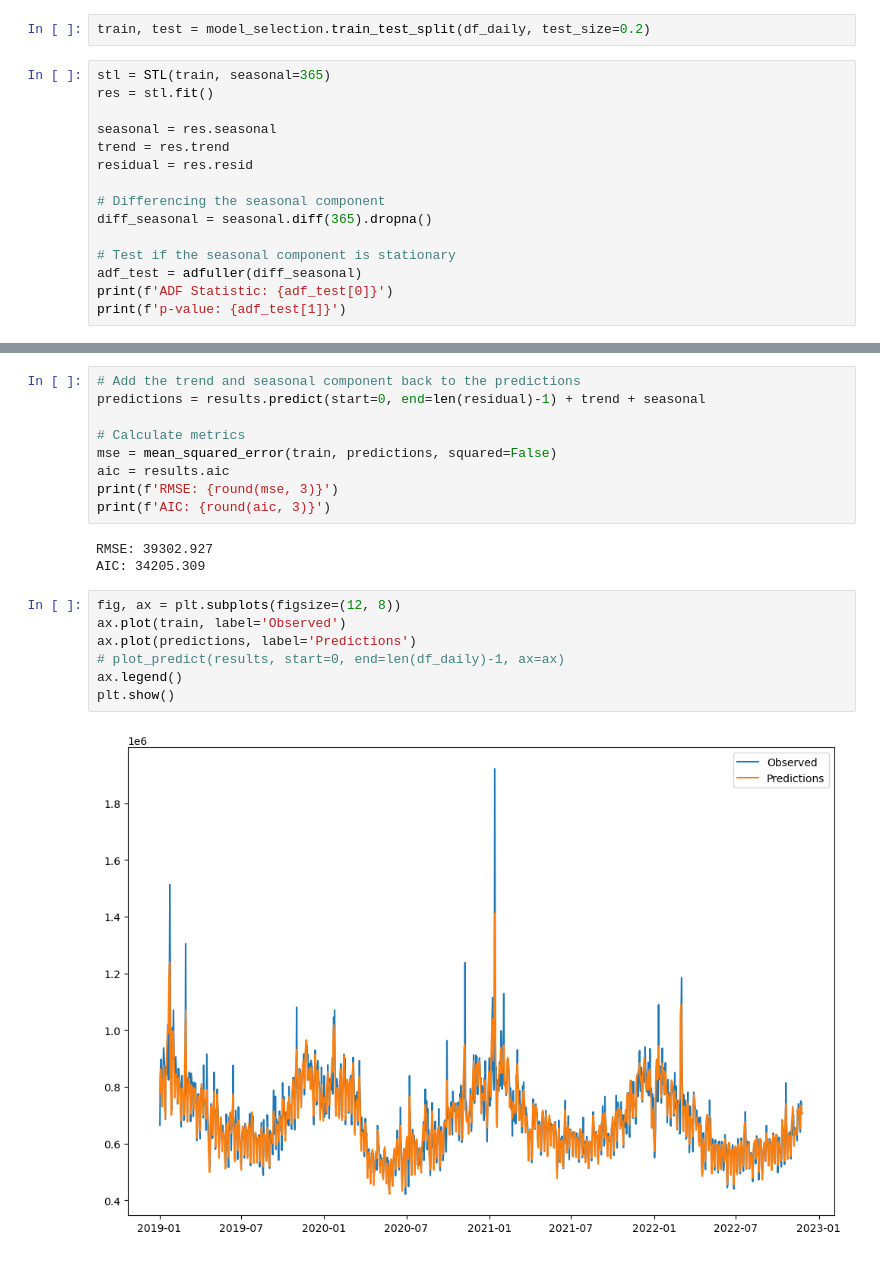
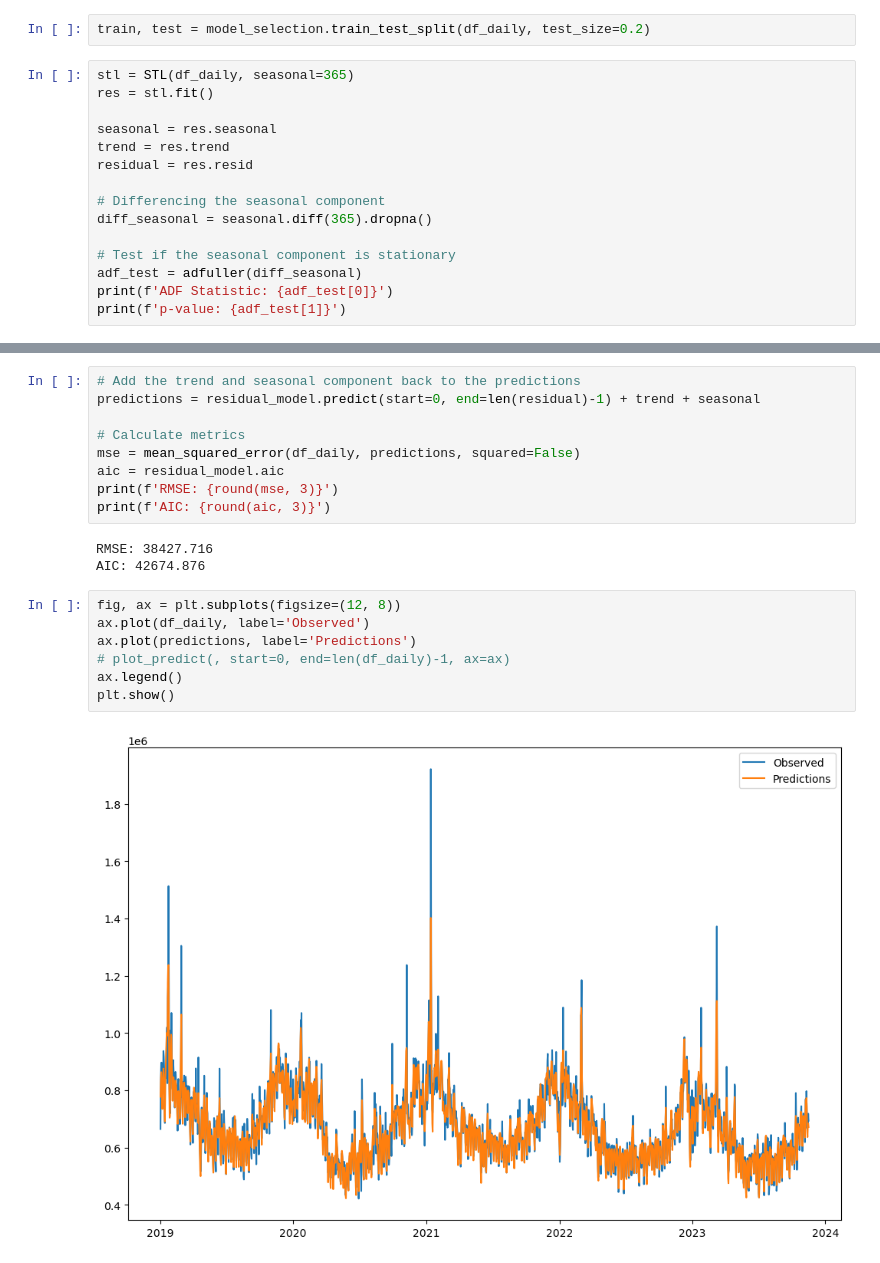
Before and after one commit to soerenssch/businessanalytics, a Jupyter notebook: models/deterministic_models.ipynb, the cells around one changed output, grey strips where cells are left out. Drawn from its saved outputs; the diff is of its cells as text.

```diff
--- a/models/deterministic_models.ipynb
+++ b/models/deterministic_models.ipynb
@@ -345,7 +345,7 @@ plt.show()
 # %%
 train, test = model_selection.train_test_split(df_daily, test_size=0.2)
 # %%
-stl = STL(train, seasonal=365)
+stl = STL(df_daily, seasonal=365)
 res = stl.fit()
 
 seasonal = res.seasonal
@@ -385,22 +369,22 @@ TypeError: statsmodels.tsa.holtwinters.model.ExponentialSmoothing._predict() arg
 # %%
 # Add the trend and seasonal component back to the predictions
-predictions = results.predict(start=0, end=len(residual)-1) + trend + seasonal
+predictions = residual_model.predict(start=0, end=len(residual)-1) + trend + seasonal
 
 # Calculate metrics
-mse = mean_squared_error(train, predictions, squared=False)
-aic = results.aic
+mse = mean_squared_error(df_daily, predictions, squared=False)
+aic = residual_model.aic
 print(f'RMSE: {round(mse, 3)}')
 print(f'AIC: {round(aic, 3)}')
 # %% [output]
-RMSE: 39302.927
-AIC: 34205.309
+RMSE: 38427.716
+AIC: 42674.876
 # %%
 fig, ax = plt.subplots(figsize=(12, 8))
-ax.plot(train, label='Observed')
+ax.plot(df_daily, label='Observed')
 ax.plot(predictions, label='Predictions')
-# plot_predict(results, start=0, end=len(df_daily)-1, ax=ax)
+# plot_predict(, start=0, end=len(df_daily)-1, ax=ax)
 ax.legend()
 plt.show()
 # %% [output]
-[figure, old version]
+[figure, new version]
 # %%
```
Also changed, not shown: parts of 15 cells of this notebook.
